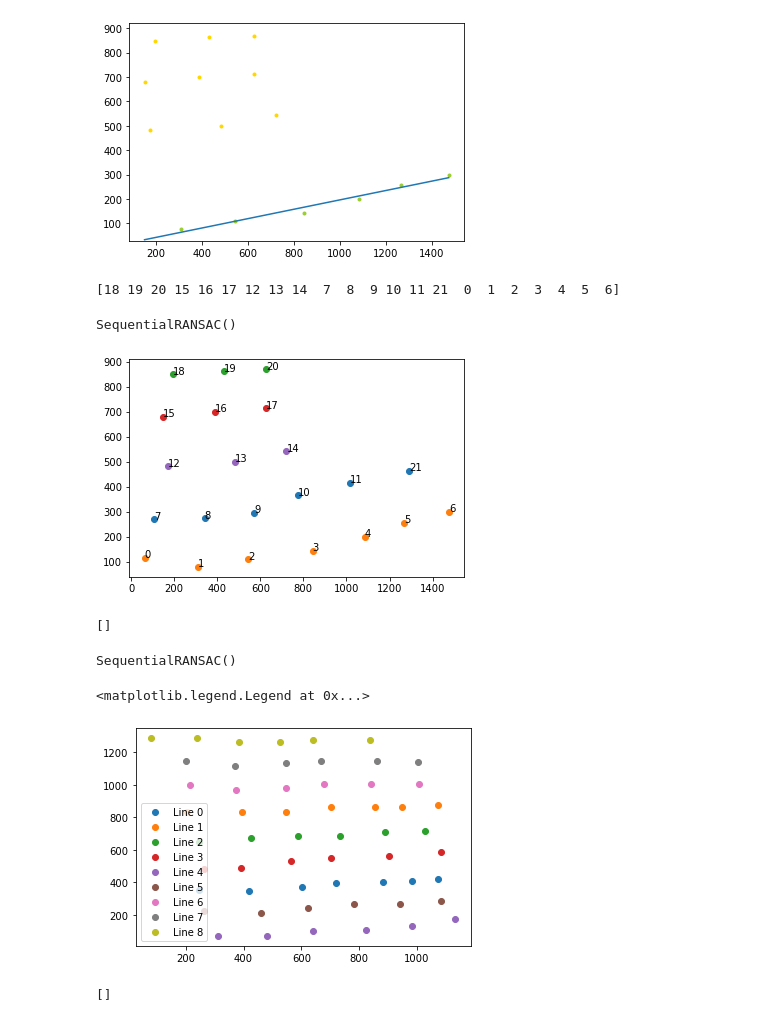
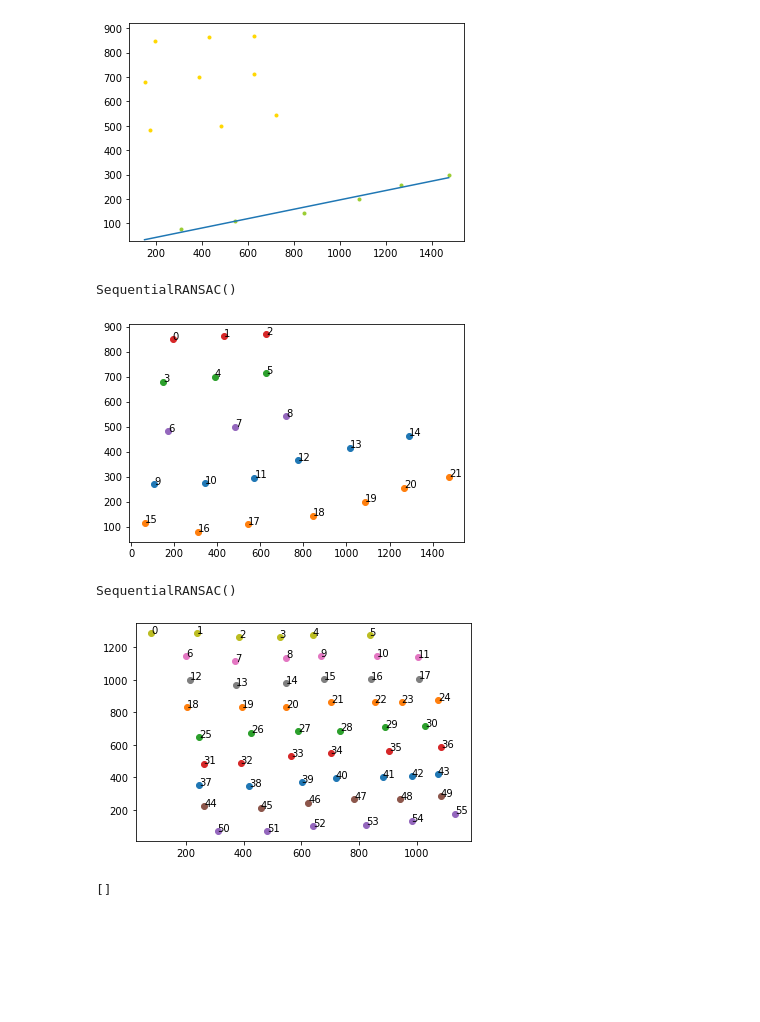
Before and after one commit to oi-deepscribe/deepscribe-detectron, a Jupyter notebook: notebooks/line_clustering.ipynb, the cells around one changed output. Drawn from its saved outputs; the diff is of its cells as text; code cells hidden in the pictures; blank space fills up the shorter version.

```diff
--- a/notebooks/line_clustering.ipynb
+++ b/notebooks/line_clustering.ipynb
@@ -345,7 +345,7 @@ class SequentialRANSAC(BaseEstimator, ClusterMixin):
 
             ordered_pts.append(point_inds[label_points_sorted])
 
-        self.ordering_ = np.hstack(ordered_pts))
+        self.ordering_ = np.hstack(ordered_pts)
 
         return self
 
@@ -361,26 +361,23 @@ def plot_centroids(cnt, labels, ordering):
 rns = SequentialRANSAC()
 rns.fit(centroids)
 # %% [output]
-[18 19 20 15 16 17 12 13 14  7  8  9 10 11 21  0  1  2  3  4  5  6]
+SequentialRANSAC()
-SequentialRANSAC()
 # %%
-plot_centroids(centroids, rns.labels_, rns.ordering)
+plot_centroids(centroids, rns.labels_, rns.ordering_)
 # %% [output]
-[figure, old version]
+[figure, new version]
 # %%
 centroids_2 = get_centroids([anno["bbox"] for anno in dataset[11]["annotations"]])
 # %%
 rns2 = SequentialRANSAC()
 rns2.fit(centroids_2)
 # %% [output]
-[]
+SequentialRANSAC()
-SequentialRANSAC()
 # %%
-plot_centroids(centroids_2, rns2.labels_)
-plt.legend()
+plot_centroids(centroids_2, rns2.labels_, rns2.ordering_)
+# plt.legend()
 # %% [output]
-<matplotlib.legend.Legend at 0x...>
-[figure, old version]
+[figure, new version]
 # %%
 centroids_3 = get_centroids([anno["bbox"] for anno in dataset[12]["annotations"]])
 rns3 = SequentialRANSAC()
```
